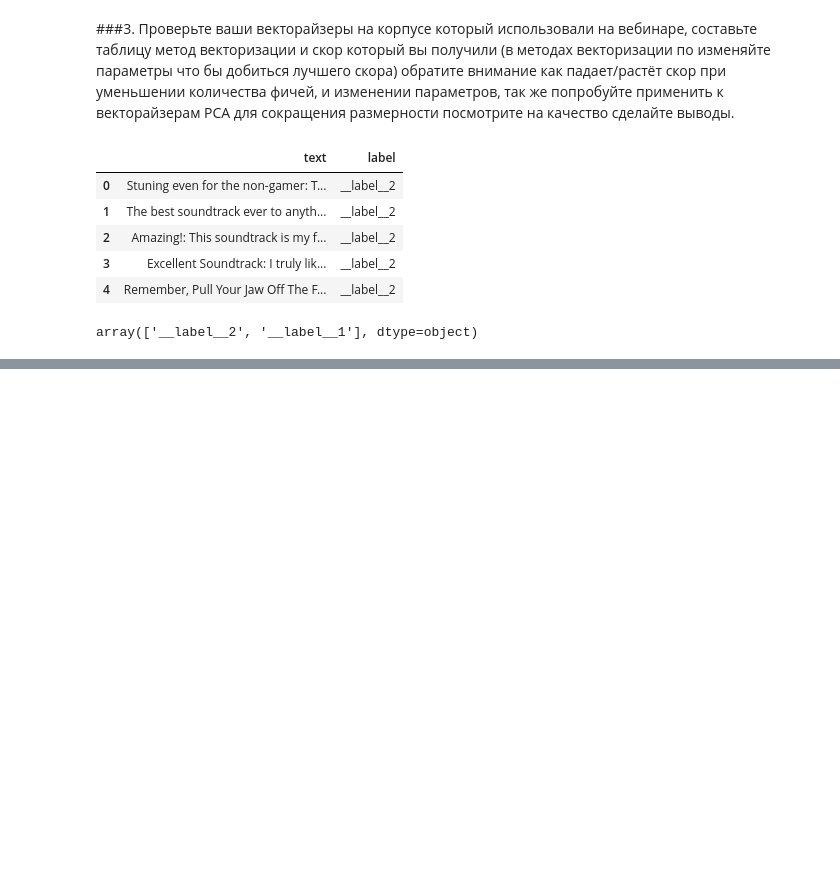
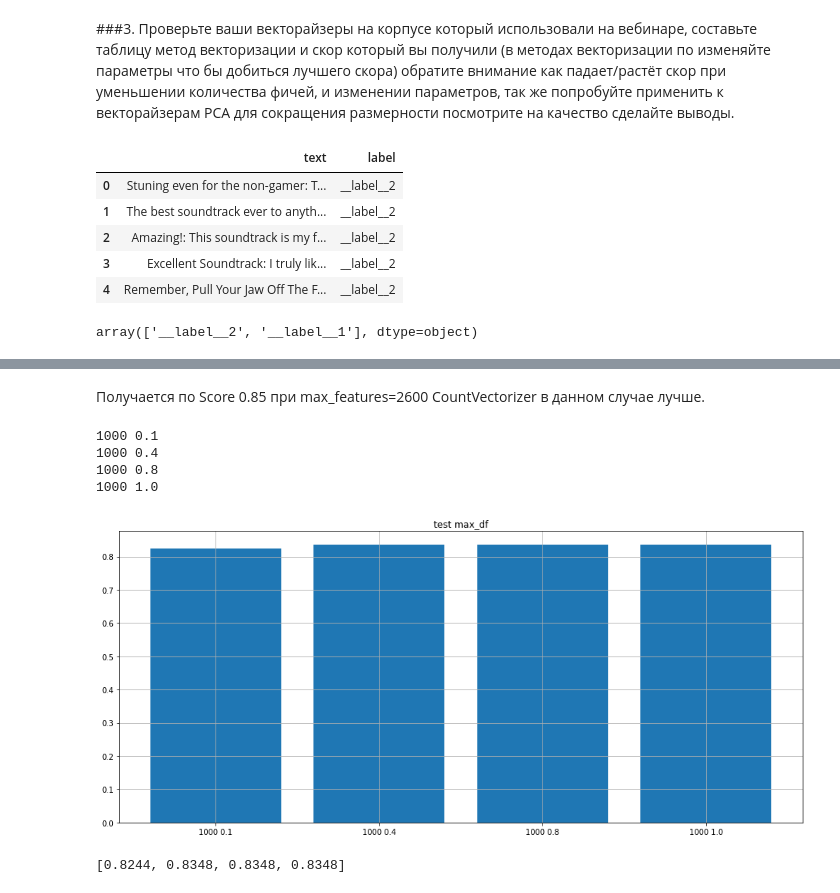
Before and after one commit to djo1006/Introduction-to-Natural-Language-Processing, a Jupyter notebook: hw_les_2/hw_les_2.ipynb, the cells around one changed output, grey strips where cells are left out. Cells and saved outputs as stored; diff of their text form; code cells hidden in the pictures; blank space fills up the shorter version.

```diff
--- a/hw_les_2/hw_les_2.ipynb
+++ b/hw_les_2/hw_les_2.ipynb
@@ -224 +365,15 @@ def test_params(params, title):
+# %% [markdown]
+Получается по Score 0.85 при max_features=2600 CountVectorizer в данном случае лучше.
+# %%
+params_dict = {'param_max_features': [1000, 1000, 1000, 1000],
+               'param_max_df': [0.1, 0.4, 0.8, 1]}
+params = pd.DataFrame(data=params_dict)
+test_params(params, 'test max_df', True)
+# %% [output]
+1000 0.1
+1000 0.4
+1000 0.8
+1000 1.0
+[figure, added]
+[0.8244, 0.8348, 0.8348, 0.8348]
 # %%
```
Also changed, not shown: parts of 17 cells of this notebook.
